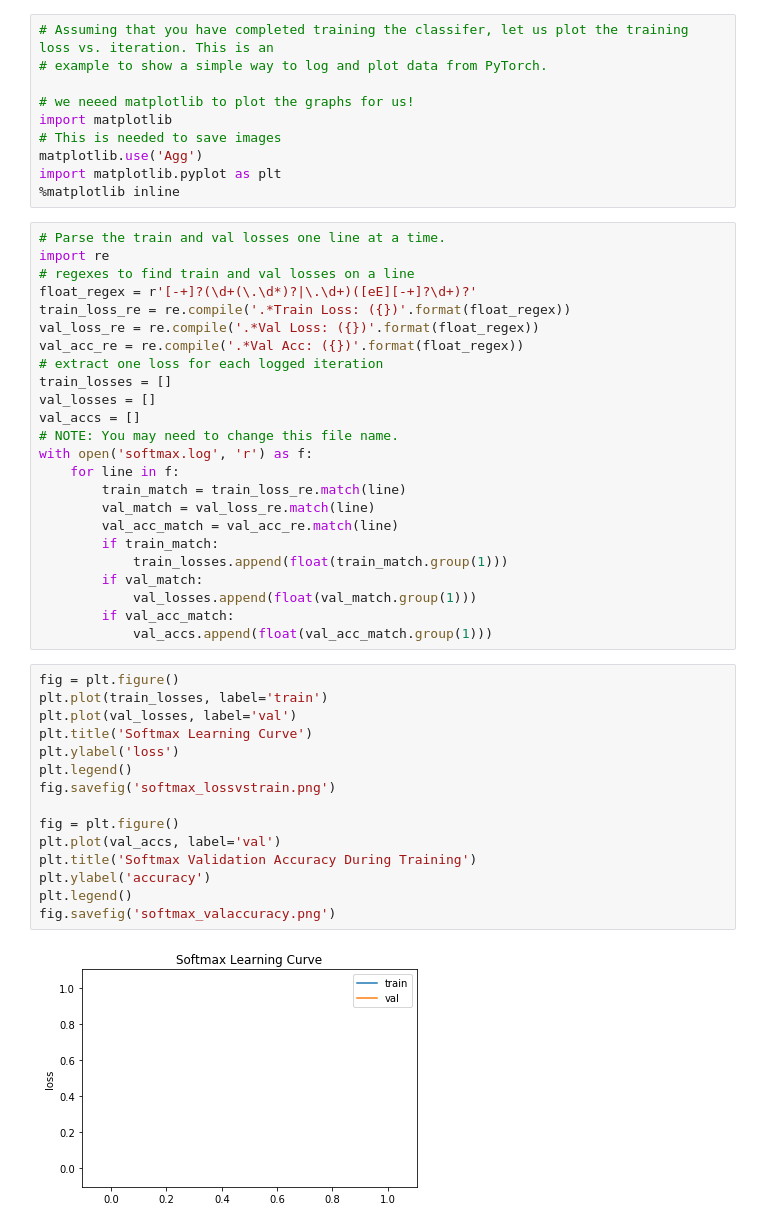
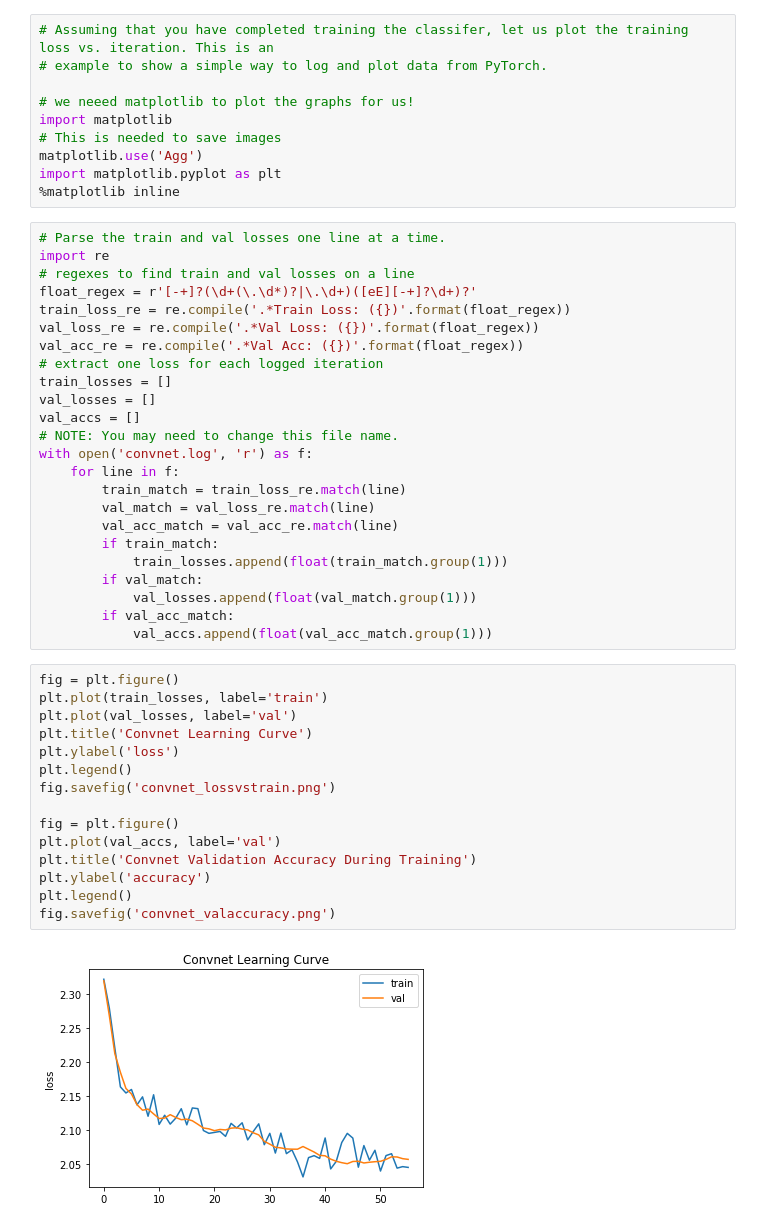
Before and after one commit to DhruvaBansal00/ImageClassification, a Jupyter notebook: softmax-classifier.ipynb, the cells around one changed output. Cells and saved outputs as stored; diff of their text form.

Commit message:
Convnet almost done

```diff
--- a/softmax-classifier.ipynb
+++ b/softmax-classifier.ipynb
@@ -51,7 +51,7 @@ train_losses = []
 val_losses = []
 val_accs = []
 # NOTE: You may need to change this file name.
-with open('softmax.log', 'r') as f:
+with open('convnet.log', 'r') as f:
     for line in f:
         train_match = train_loss_re.match(line)
         val_match = val_loss_re.match(line)
@@ -65,17 +65,17 @@ with open('softmax.log', 'r') as f:
 # %%
 fig = plt.figure()
 plt.plot(train_losses, label='train')
 plt.plot(val_losses, label='val')
-plt.title('Softmax Learning Curve')
+plt.title('Convnet Learning Curve')
 plt.ylabel('loss')
 plt.legend()
-fig.savefig('softmax_lossvstrain.png')
+fig.savefig('convnet_lossvstrain.png')
 
 fig = plt.figure()
 plt.plot(val_accs, label='val')
-plt.title('Softmax Validation Accuracy During Training')
+plt.title('Convnet Validation Accuracy During Training')
 plt.ylabel('accuracy')
 plt.legend()
-fig.savefig('softmax_valaccuracy.png')
+fig.savefig('convnet_valaccuracy.png')
 # %% [output]
-[figure, old version]
+[figure, new version]
```
Also changed, not shown: parts of 1 cell of this notebook, 18 other files.
